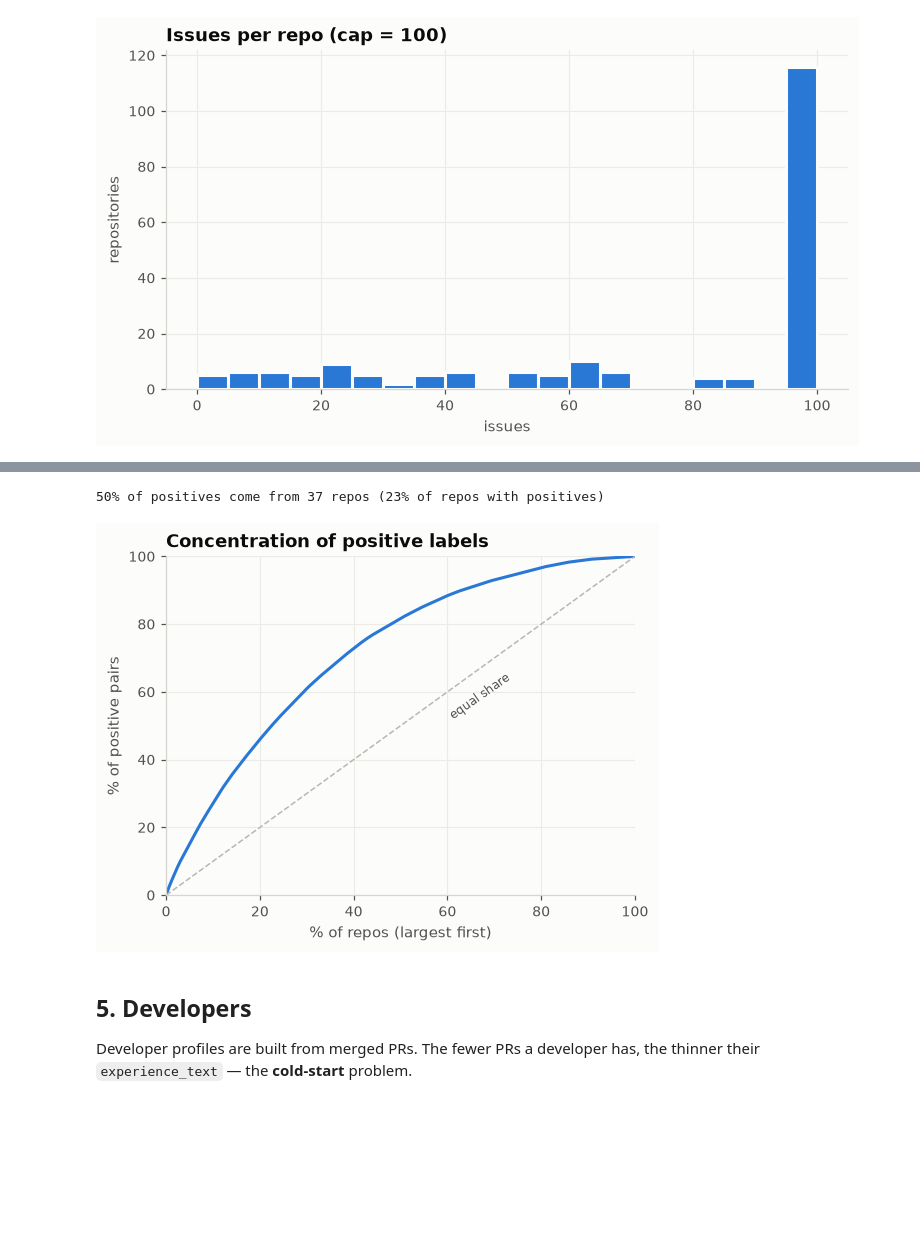
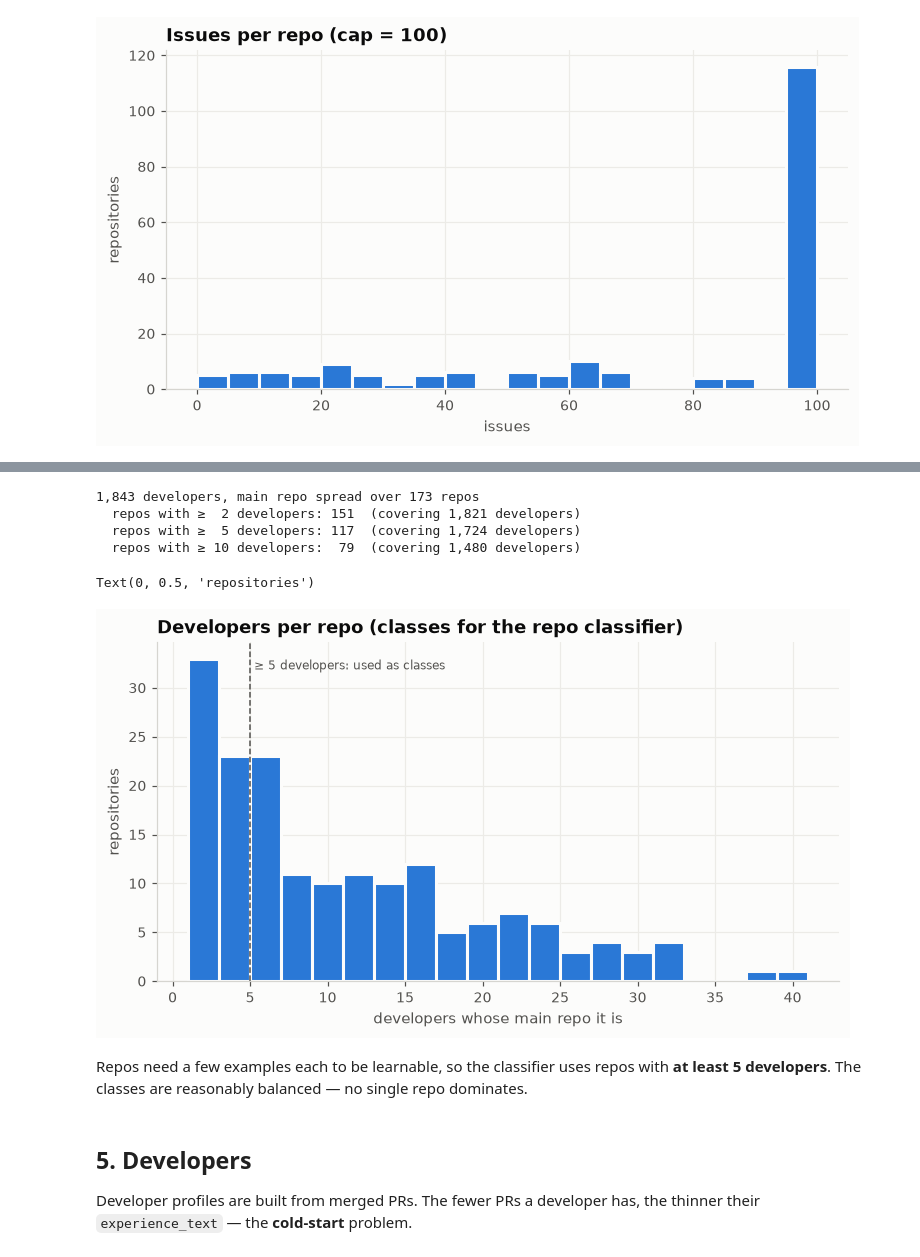
Before and after one commit to iftekhar-ifat/op3nsrc, a Jupyter notebook: notebooks/eda.ipynb, the cells around one changed output, grey strips where cells are left out. Saved outputs shown, nothing was run; the diff lists cells and outputs as text; code cells hidden in the pictures; blank space fills up the shorter version.

```diff
--- a/notebooks/eda.ipynb
+++ b/notebooks/eda.ipynb
@@ -263,19 +249,26 @@ Top 10 repos hold 18% of all positives
-# %%
-# cumulative share of positives vs. share of repos (how concentrated are labels?)
-c = np.r_[0, pos_by_repo.sort_values(ascending=False).cumsum().values / len(pos)]
-x = np.arange(len(c)) / pos_by_repo.size
-fig, ax = plt.subplots(figsize=(5.5, 4))
-ax.plot(x * 100, c * 100, color=BLUE, lw=2)
-ax.plot([0, 100], [0, 100], color=GRAY, lw=1, ls="--")
-ax.text(60, 52, "equal share", color=INK_2, fontsize=8, rotation=35)
-ax.set_title("Concentration of positive labels"); ax.set_xlabel("% of repos (largest first)")
-ax.set_ylabel("% of positive pairs")
-ax.set_xlim(0, 100); ax.set_ylim(0, 100)
-half = np.argmax(c >= 0.5)
-print(f"50% of positives come from {half} repos ({half / pos_by_repo.size:.0%} of repos with positives)")
-# %% [output]
-50% of positives come from 37 repos (23% of repos with positives)
-[figure, removed]
+# %%
+# each developer counted once, in the repo they merged most PRs into (= the classifier's label)
+main_repo = prs.groupby("author_login").repo_id.agg(lambda s: s.value_counts().index[0])
+dpr = main_repo.value_counts()
+print(f"{len(main_repo):,} developers, main repo spread over {dpr.size} repos")
+for k in (2, 5, 10):
+    print(f"  repos with ≥ {k:>2} developers: {(dpr >= k).sum():>3}  (covering {dpr[dpr >= k].sum():,} developers)")
+fig, ax = plt.subplots()
+ax.hist(dpr, bins=range(1, dpr.max() + 3, 2), color=BLUE, edgecolor=SURFACE, linewidth=2)
+ax.axvline(5, color=INK_2, lw=1, ls="--")
+ax.text(5, ax.get_ylim()[1] * 0.92, " ≥ 5 developers: used as classes", color=INK_2, fontsize=8)
+ax.set_title("Developers per repo (classes for the repo classifier)")
+ax.set_xlabel("developers whose main repo it is"); ax.set_ylabel("repositories")
+# %% [output]
+1,843 developers, main repo spread over 173 repos
+  repos with ≥  2 developers: 151  (covering 1,821 developers)
+  repos with ≥  5 developers: 117  (covering 1,724 developers)
+  repos with ≥ 10 developers:  79  (covering 1,480 developers)
+Text(0, 0.5, 'repositories')
+[figure, added]
+# %% [markdown]
+Repos need a few examples each to be learnable, so the classifier uses repos with **at least 5 developers**.
+The classes are reasonably balanced — no single repo dominates.
 # %% [markdown]
 ## 5. Developers
 
```
Also changed, not shown: parts of 12 cells of this notebook, 22 other files.
